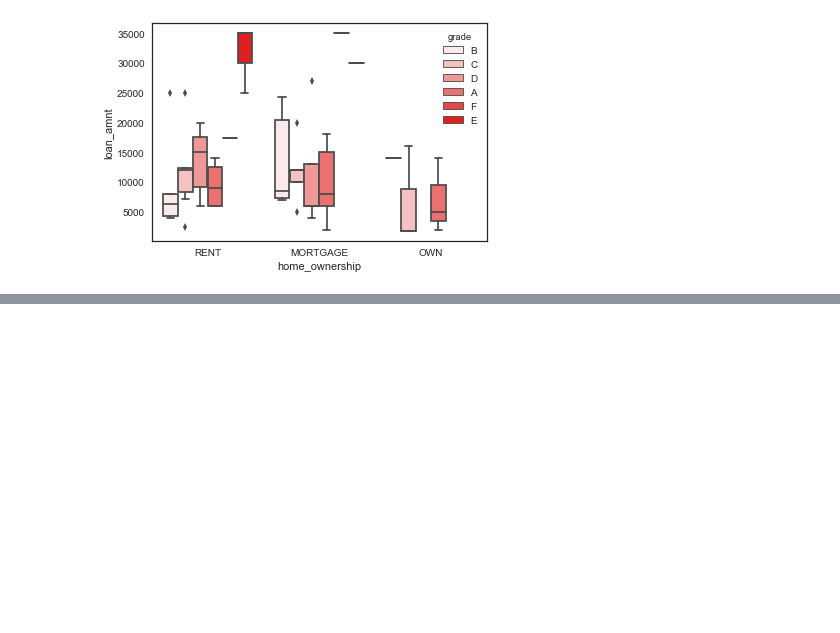
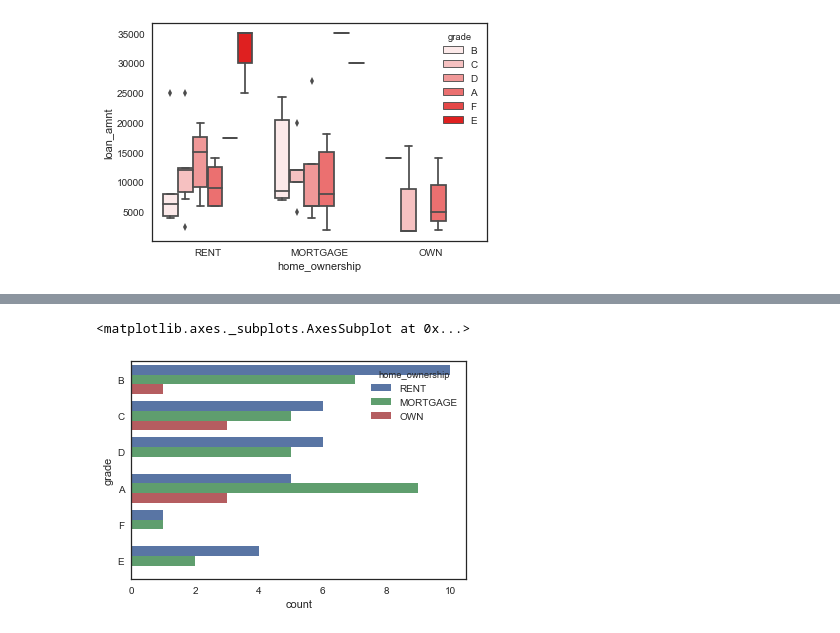
Before and after one commit to MLlibfiy/python, a Jupyter notebook: com/shujia/day4/demo1.ipynb, the cells around one changed output, grey strips where cells are left out. Saved outputs shown, nothing was run; the diff lists cells and outputs as text; code cells hidden in the pictures; blank space fills up the shorter version.

```diff
--- a/com/shujia/day4/demo1.ipynb
+++ b/com/shujia/day4/demo1.ipynb
@@ -61,0 +76,5 @@ sns.distplot(arr1,rug=True,hist=False)
+# %%
+sns.countplot(y="grade",data=data,hue="home_ownership")
+# %% [output]
+<matplotlib.axes._subplots.AxesSubplot at 0x...>
+[figure, added]
```
Also changed, not shown: parts of 17 cells of this notebook.
